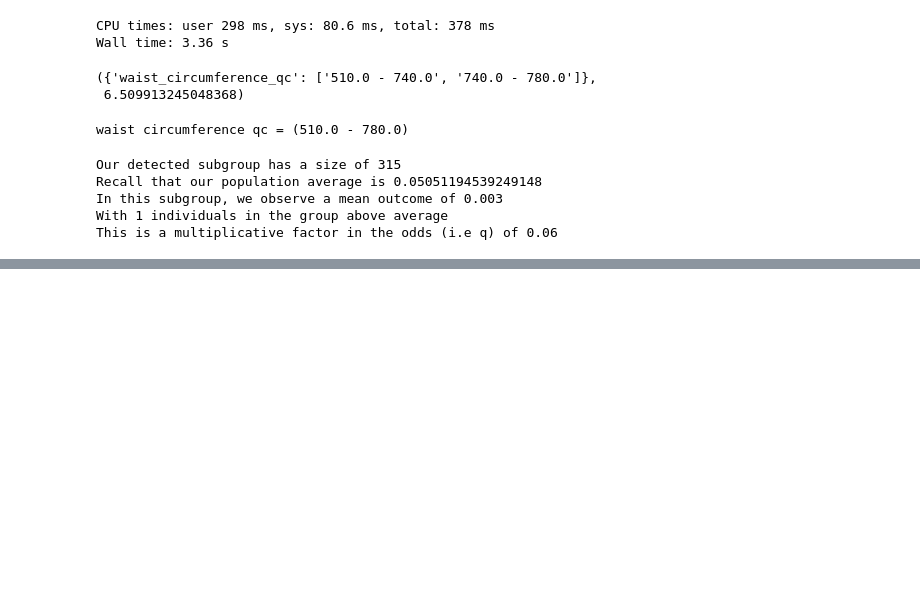
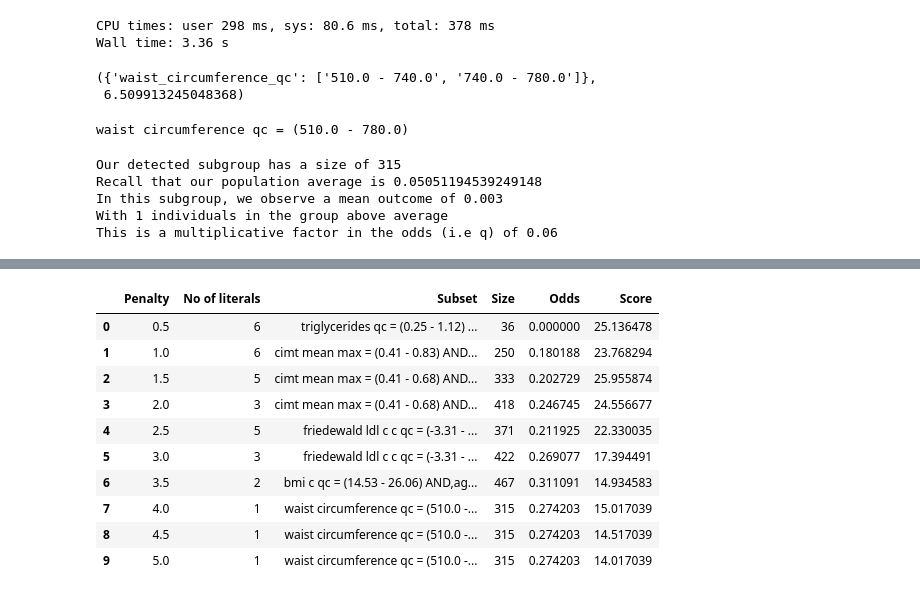
Before and after one commit to kayvinsoo7/HAALSI_work, a Jupyter notebook: mdscan-master/Autostrat.ipynb, the cells around one changed output, grey strips where cells are left out. Saved outputs shown, nothing was run; the diff lists cells and outputs as text; code cells hidden in the pictures; blank space fills up the shorter version.

```diff
--- a/mdscan-master/Autostrat.ipynb
+++ b/mdscan-master/Autostrat.ipynb
@@ -1353,0 +1278,29 @@ len(target)
+# %%
+import pandas as pd
+
+# [Your existing code for calculations]
+
+# Create a DataFrame from the results
+results_df = pd.DataFrame({
+    'Penalty': penalty_values,
+    'No of literals': count_results,
+    'Subset': subset_results1,
+    'Size': size_results,
+    'Odds': odds_results,
+    'Score': score_results
+})
+
+# Display the DataFrame
+results_df
+# %% [output]
+|  | Penalty | No of literals | Subset | Size | Odds | Score |
+| 0 | 0.5 | 6 | triglycerides qc = (0.25 - 1.12) ... | 36 | 0.000000 | 25.136478 |
+| 1 | 1.0 | 6 | cimt mean max = (0.41 - 0.83) AND... | 250 | 0.180188 | 23.768294 |
+| 2 | 1.5 | 5 | cimt mean max = (0.41 - 0.68) AND... | 333 | 0.202729 | 25.955874 |
+| 3 | 2.0 | 3 | cimt mean max = (0.41 - 0.68) AND... | 418 | 0.246745 | 24.556677 |
+| 4 | 2.5 | 5 | friedewald ldl c c qc = (-3.31 - ... | 371 | 0.211925 | 22.330035 |
+| 5 | 3.0 | 3 | friedewald ldl c c qc = (-3.31 - ... | 422 | 0.269077 | 17.394491 |
+| 6 | 3.5 | 2 | bmi c qc = (14.53 - 26.06) AND,ag... | 467 | 0.311091 | 14.934583 |
+| 7 | 4.0 | 1 | waist circumference qc = (510.0 -... | 315 | 0.274203 | 15.017039 |
+| 8 | 4.5 | 1 | waist circumference qc = (510.0 -... | 315 | 0.274203 | 14.517039 |
+| 9 | 5.0 | 1 | waist circumference qc = (510.0 -... | 315 | 0.274203 | 14.017039 |
```
Also changed, not shown: parts of 44 cells of this notebook, 1 other file.
